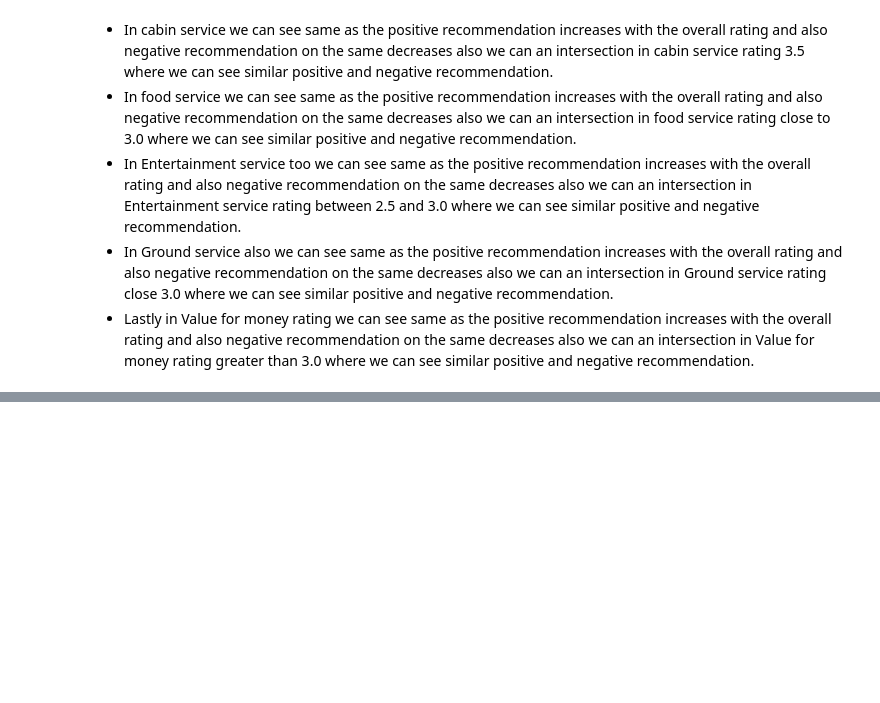
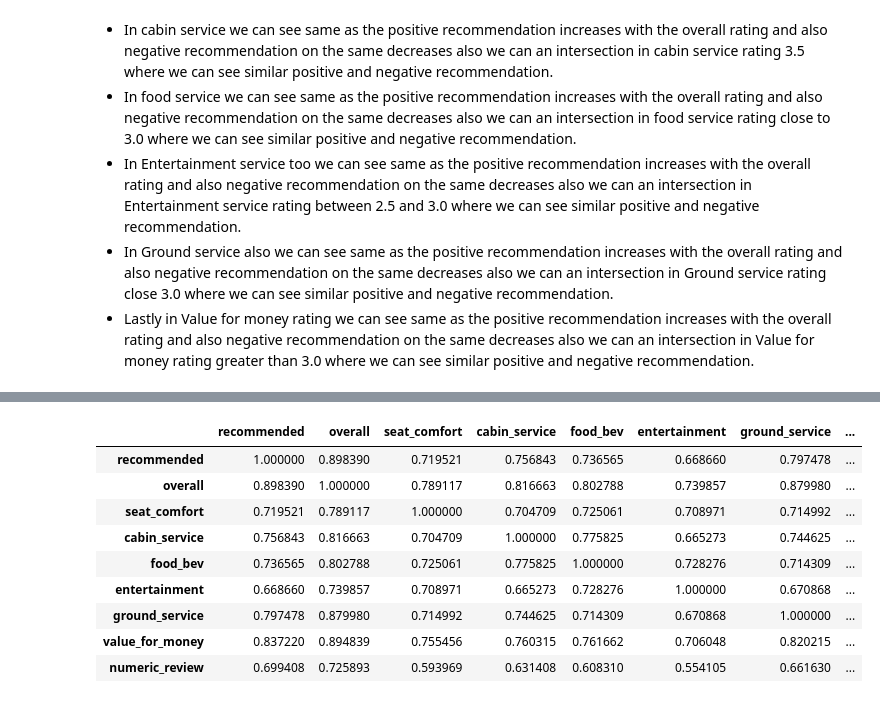
Before and after one commit to shahfaissal/capstone_project_3, a Jupyter notebook: Airline_referral_capstone_project.ipynb, the cells around one changed output, grey strips where cells are left out. Saved outputs shown, nothing was run; the diff lists cells and outputs as text; code cells hidden in the pictures; blank space fills up the shorter version.

```diff
--- a/Airline_referral_capstone_project.ipynb
+++ b/Airline_referral_capstone_project.ipynb
@@ -490,0 +515,3 @@ cabin_service
+# %%
+#dropping redundant feature which are not required
+df.drop(['author','aircraft','review_date','route','travel_month'],axis=1,inplace=True)
@@ -490,0 +540,2 @@ cabin_service
+# %%
+df = df[df['recommended'].notna()]
@@ -490,0 +584,14 @@ cabin_service
+# %%
+#creating function to get sentiment score for review
+def sentiment_scores(sentence):
+
+    # Create a SentimentIntensityAnalyzer object.
+    sid_obj = SentimentIntensityAnalyzer()
+
+    #scorring each reviews depending on their polarity
+    sentiment_dict = sid_obj.polarity_scores(sentence)
+
+    return  sentiment_dict['compound']
+# %%
+# creating numeric review column to store polarity for each customer review
+df['numeric_review']= df['customer_review'].apply(sentiment_scores)
@@ -490,0 +635,16 @@ cabin_service
+# %%
+# Check the correlation plot
+
+corr = df.corr()
+corr.style.background_gradient(cmap='coolwarm')
+# %% [output]
+|  | recommended | overall | seat_comfort | cabin_service | food_bev | entertainment | ground_service | ... |
+| recommended | 1.000000 | 0.898390 | 0.719521 | 0.756843 | 0.736565 | 0.668660 | 0.797478 | ... |
+| overall | 0.898390 | 1.000000 | 0.789117 | 0.816663 | 0.802788 | 0.739857 | 0.879980 | ... |
+| seat_comfort | 0.719521 | 0.789117 | 1.000000 | 0.704709 | 0.725061 | 0.708971 | 0.714992 | ... |
+| cabin_service | 0.756843 | 0.816663 | 0.704709 | 1.000000 | 0.775825 | 0.665273 | 0.744625 | ... |
+| food_bev | 0.736565 | 0.802788 | 0.725061 | 0.775825 | 1.000000 | 0.728276 | 0.714309 | ... |
+| entertainment | 0.668660 | 0.739857 | 0.708971 | 0.665273 | 0.728276 | 1.000000 | 0.670868 | ... |
+| ground_service | 0.797478 | 0.879980 | 0.714992 | 0.744625 | 0.714309 | 0.670868 | 1.000000 | ... |
+| value_for_money | 0.837220 | 0.894839 | 0.755456 | 0.760315 | 0.761662 | 0.706048 | 0.820215 | ... |
+| numeric_review | 0.699408 | 0.725893 | 0.593969 | 0.631408 | 0.608310 | 0.554105 | 0.661630 | ... |
```
Also changed, not shown: parts of 15 cells of this notebook.
